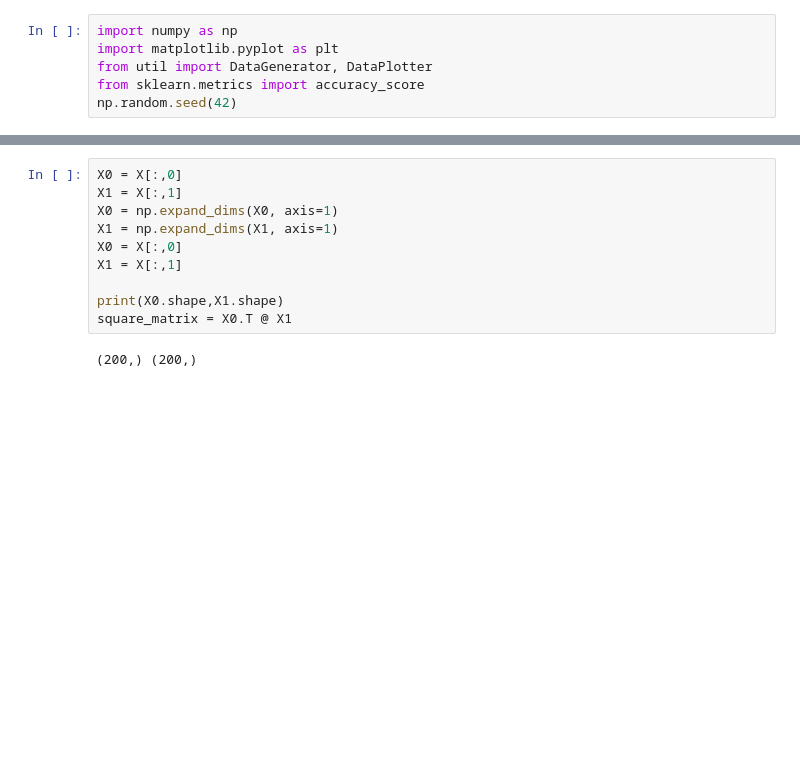
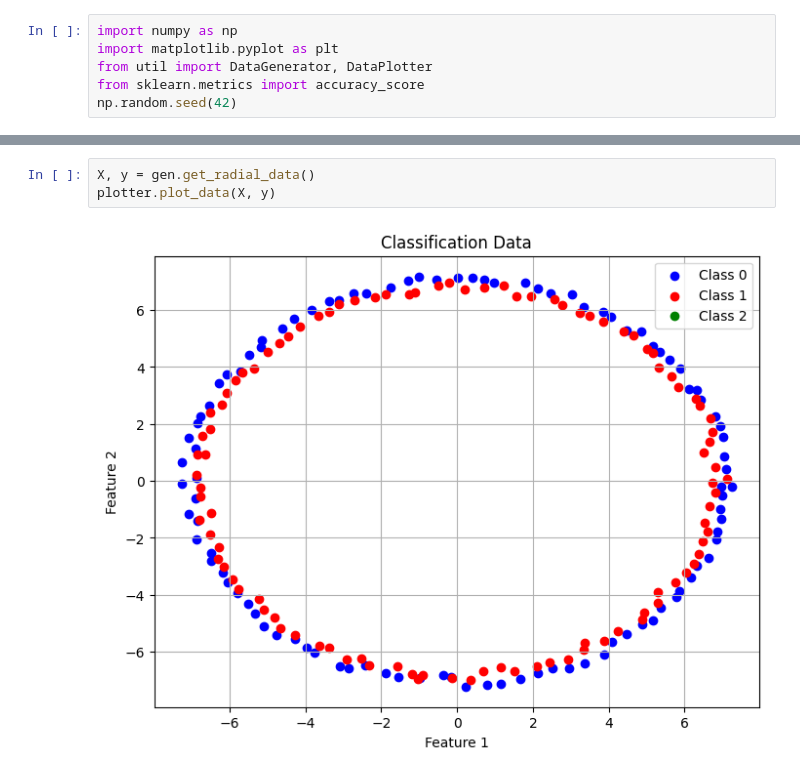
Before and after one commit to efekaanefe/ML-Algorithms-From-Scratch, a Jupyter notebook: SVM.ipynb, the cells around one changed output, grey strips where cells are left out. Drawn from its saved outputs; the diff is of its cells as text; blank space fills up the shorter version.

```diff
--- a/SVM.ipynb
+++ b/SVM.ipynb
@@ -118,13 +136,6 @@ gaussian_kernel(X,X).shape
-# %%
-X0 = X[:,0]
-X1 = X[:,1]
-X0 = np.expand_dims(X0, axis=1)
-X1 = np.expand_dims(X1, axis=1)
-X0 = X[:,0]
-X1 = X[:,1]
-
-print(X0.shape,X1.shape)
-square_matrix = X0.T @ X1
-# %% [output]
-(200,) (200,)
+# %%
+X, y = gen.get_radial_data()
+plotter.plot_data(X, y)
+# %% [output]
+[figure, added]
 # %%
```
Also changed, not shown: parts of 14 cells of this notebook, 1 other file.
